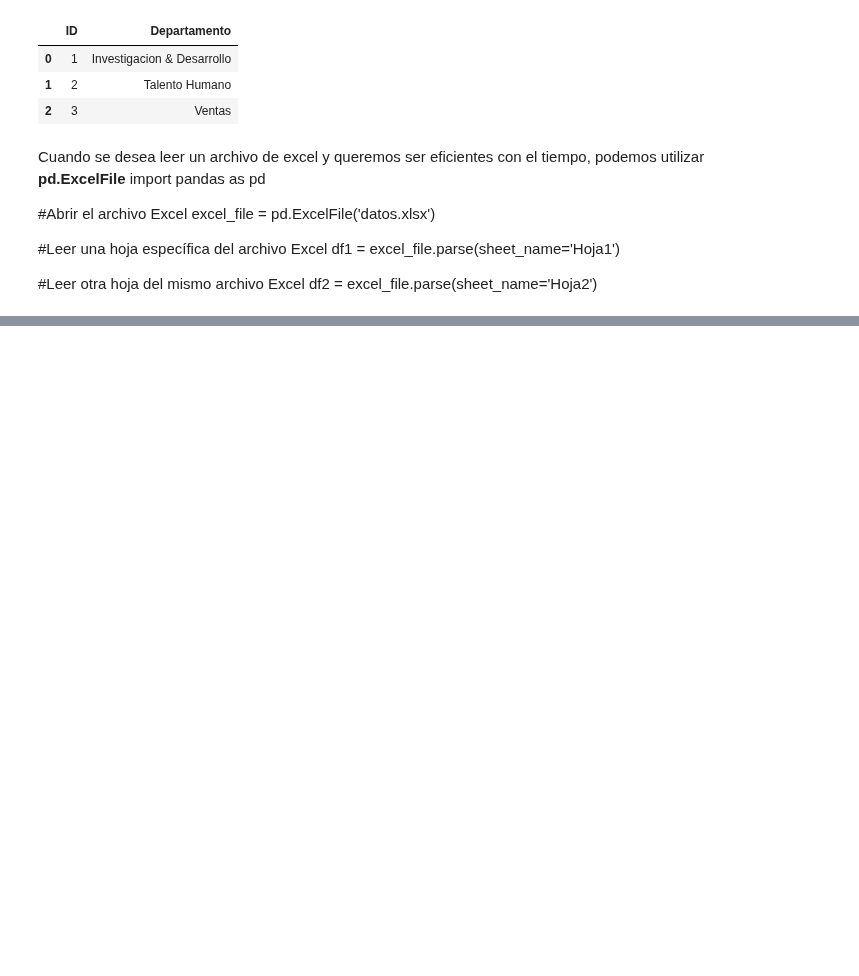
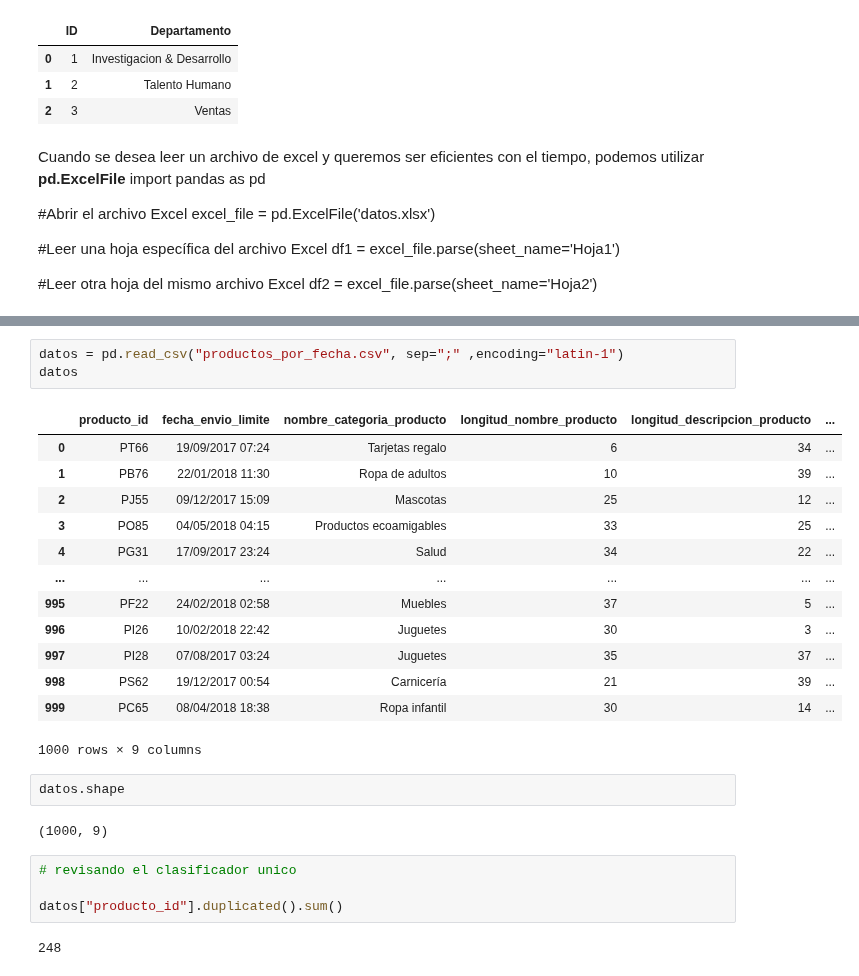
Before and after one commit to onavarrete04/Introduccion-Ciencia-Datos, a Jupyter notebook: Ejercicios Pandas Kaggle/integración de datos.ipynb, the cells around one changed output, grey strips where cells are left out. Cells and saved outputs as stored; diff of their text form; blank space fills up the shorter version.

```diff
--- a/Ejercicios Pandas Kaggle/integración de datos.ipynb
+++ b/Ejercicios Pandas Kaggle/integración de datos.ipynb
@@ -78,0 +204,27 @@ Name: FechaIngresoEmpresa, Length: 1492, dtype: int64
+# %%
+datos = pd.read_csv("productos_por_fecha.csv", sep=";" ,encoding="latin-1")
+datos
+# %% [output]
+|  | producto_id | fecha_envio_limite | nombre_categoria_producto | longitud_nombre_producto | longitud_descripcion_producto | ... |
+| 0 | PT66 | 19/09/2017 07:24 | Tarjetas regalo | 6 | 34 | ... |
+| 1 | PB76 | 22/01/2018 11:30 | Ropa de adultos | 10 | 39 | ... |
+| 2 | PJ55 | 09/12/2017 15:09 | Mascotas | 25 | 12 | ... |
+| 3 | PO85 | 04/05/2018 04:15 | Productos ecoamigables | 33 | 25 | ... |
+| 4 | PG31 | 17/09/2017 23:24 | Salud | 34 | 22 | ... |
+| ... | ... | ... | ... | ... | ... | ... |
+| 995 | PF22 | 24/02/2018 02:58 | Muebles | 37 | 5 | ... |
+| 996 | PI26 | 10/02/2018 22:42 | Juguetes | 30 | 3 | ... |
+| 997 | PI28 | 07/08/2017 03:24 | Juguetes | 35 | 37 | ... |
+| 998 | PS62 | 19/12/2017 00:54 | Carnicería | 21 | 39 | ... |
+| 999 | PC65 | 08/04/2018 18:38 | Ropa infantil | 30 | 14 | ... |
+1000 rows × 9 columns
+# %%
+datos.shape
+# %% [output]
+(1000, 9)
+# %%
+# revisando el clasificador unico
+
+datos["producto_id"].duplicated().sum()
+# %% [output]
+248
```
Also changed, not shown: parts of 35 cells of this notebook, 3 other files.
